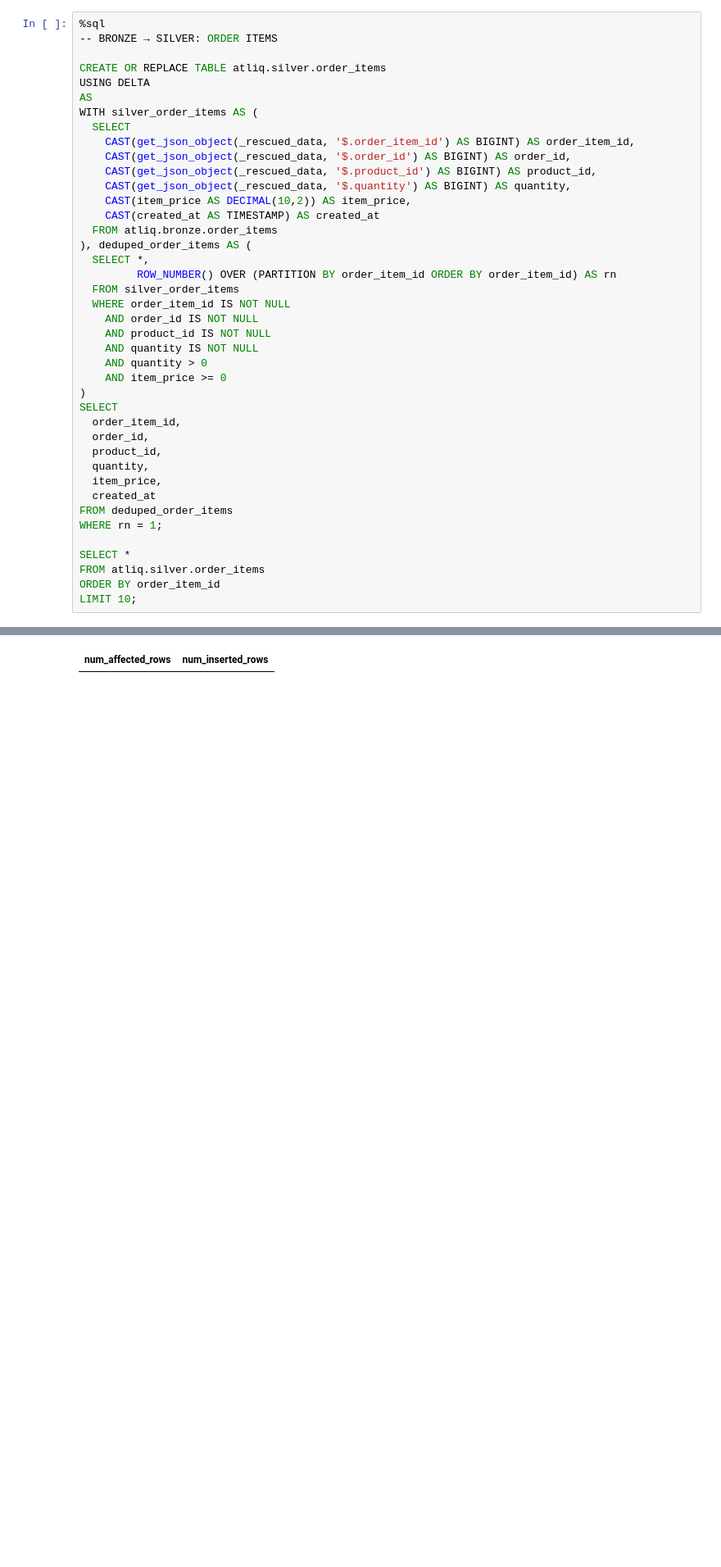
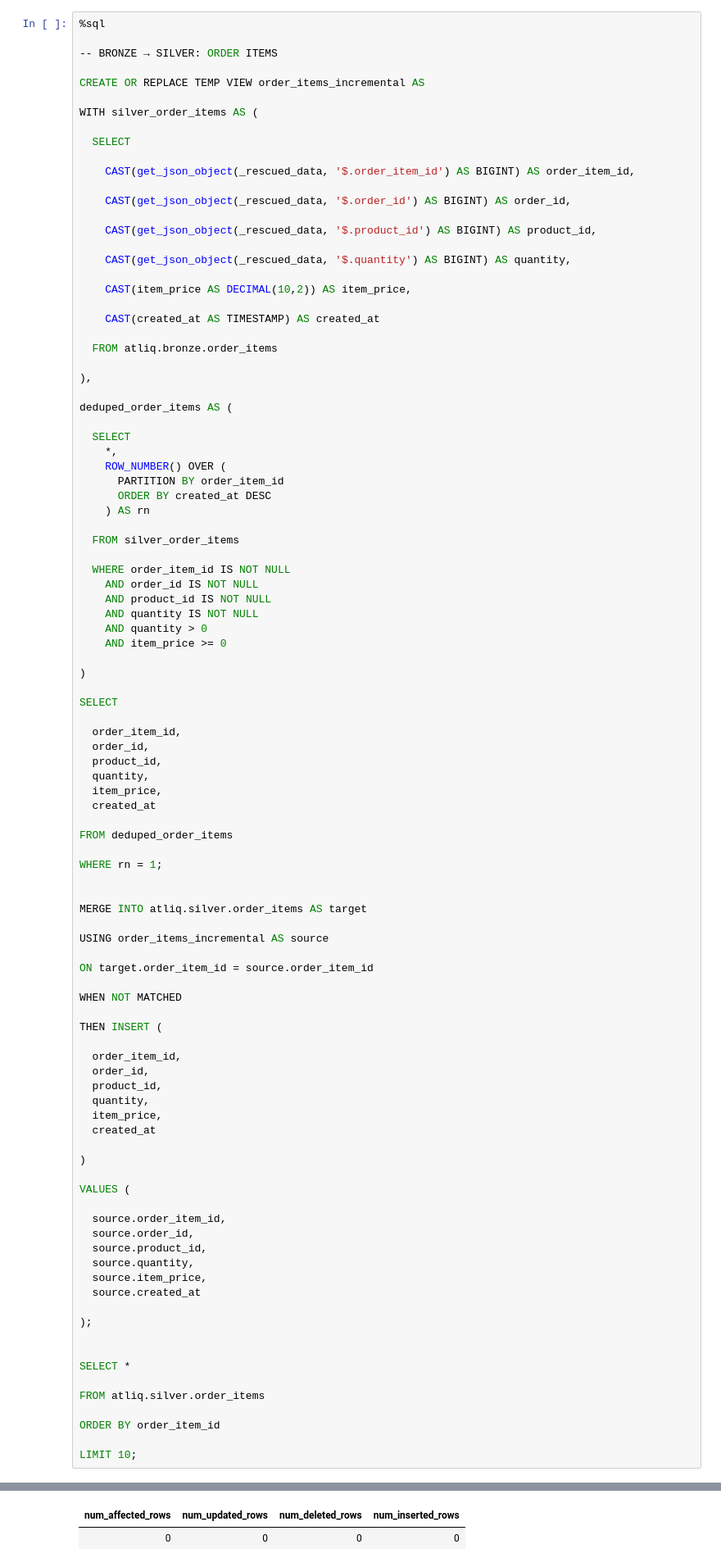
Before and after one commit to Jaideepgupta/atliq-capstone-data-engineering, a Jupyter notebook: evidence/M3_SILVER/01_Bronze_to_Silver_2.ipynb, the cells around one changed output, grey strips where cells are left out. Shown at 82% size. Cells and saved outputs as stored; diff of their text form; blank space fills up the shorter version.

```diff
--- a/evidence/M3_SILVER/01_Bronze_to_Silver_2.ipynb
+++ b/evidence/M3_SILVER/01_Bronze_to_Silver_2.ipynb
@@ -360,43 +435,101 @@ LIMIT 10;
 | 10 | 19 | 2026-02-25 | Cancelled | 1198.00 | 2026-02-25T09:37:00.000Z | 2026-02-25T09:37:00.000Z |
 # %%
 %sql
+
 -- BRONZE → SILVER: ORDER ITEMS
 
-CREATE OR REPLACE TABLE atliq.silver.order_items
-USING DELTA
-AS
+CREATE OR REPLACE TEMP VIEW order_items_incremental AS
+
 WITH silver_order_items AS (
+
   SELECT
+
     CAST(get_json_object(_rescued_data, '$.order_item_id') AS BIGINT) AS order_item_id,
+
     CAST(get_json_object(_rescued_data, '$.order_id') AS BIGINT) AS order_id,
+
     CAST(get_json_object(_rescued_data, '$.product_id') AS BIGINT) AS product_id,
+
     CAST(get_json_object(_rescued_data, '$.quantity') AS BIGINT) AS quantity,
+
     CAST(item_price AS DECIMAL(10,2)) AS item_price,
+
     CAST(created_at AS TIMESTAMP) AS created_at
+
   FROM atliq.bronze.order_items
-), deduped_order_items AS (
-  SELECT *,
-         ROW_NUMBER() OVER (PARTITION BY order_item_id ORDER BY order_item_id) AS rn
+
+),
+
+deduped_order_items AS (
+
+  SELECT
+    *,
+    ROW_NUMBER() OVER (
+      PARTITION BY order_item_id
+      ORDER BY created_at DESC
+    ) AS rn
+
   FROM silver_order_items
+
   WHERE order_item_id IS NOT NULL
     AND order_id IS NOT NULL
     AND product_id IS NOT NULL
     AND quantity IS NOT NULL
     AND quantity > 0
     AND item_price >= 0
+
 )
+
 SELECT
+
   order_item_id,
   order_id,
   product_id,
   quantity,
   item_price,
   created_at
+
 FROM deduped_order_items
+
 WHERE rn = 1;
 
+
+MERGE INTO atliq.silver.order_items AS target
+
+USING order_items_incremental AS source
+
+ON target.order_item_id = source.order_item_id
+
+WHEN NOT MATCHED
+
+THEN INSERT (
+
+  order_item_id,
+  order_id,
+  product_id,
+  quantity,
+  item_price,
+  created_at
+
+)
+
+VALUES (
+
+  source.order_item_id,
+  source.order_id,
+  source.product_id,
+  source.quantity,
+  source.item_price,
+  source.created_at
+
+);
+
+
 SELECT *
+
 FROM atliq.silver.order_items
+
 ORDER BY order_item_id
+
 LIMIT 10;
 # %% [output]
@@ -403,4 +537,5 @@ LIMIT 10;
-| num_affected_rows | num_inserted_rows |
+| num_affected_rows | num_updated_rows | num_deleted_rows | num_inserted_rows |
+| 0 | 0 | 0 | 0 |
 | order_item_id | order_id | product_id | quantity | item_price | created_at |
 | 1 | 1 | 5 | 2 | 4999.00 | 2026-01-22T20:31:00.000Z |
 | 2 | 1 | 22 | 3 | 699.00 | 2026-01-22T20:31:00.000Z |
```
Also changed, not shown: parts of 5 cells of this notebook, 1 other file.
